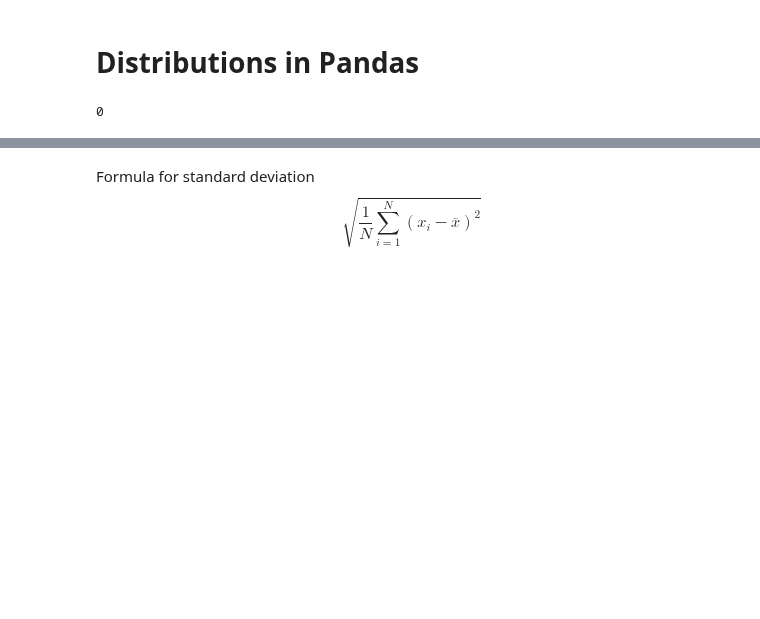
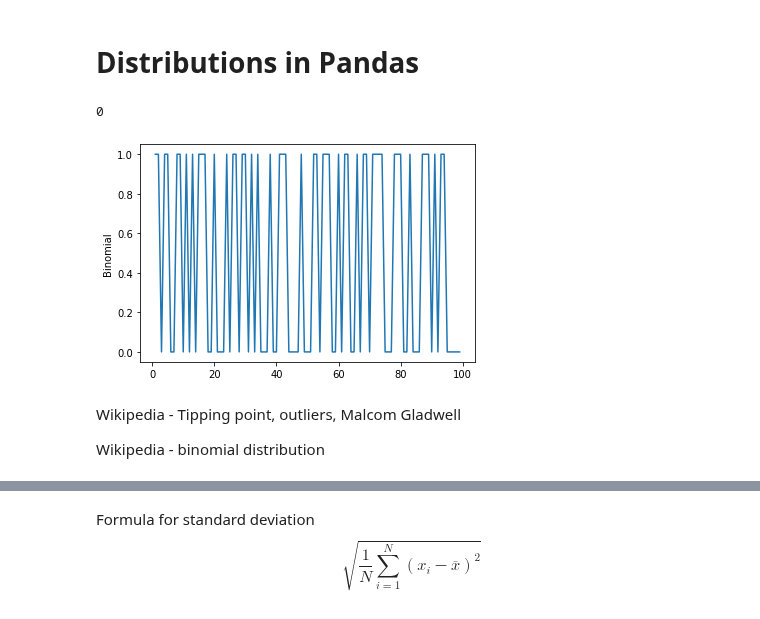
Before and after one commit to aicharya/DSA_Python, a Jupyter notebook: hypothesis_testing.ipynb, the cells around one changed output, grey strips where cells are left out. Saved outputs shown, nothing was run; the diff lists cells and outputs as text; code cells hidden in the pictures; blank space fills up the shorter version.

```diff
--- a/hypothesis_testing.ipynb
+++ b/hypothesis_testing.ipynb
@@ -10,3 +13,19 @@ np.random.binomial(1, 0.5)
+# %%
+x = range(1,100)
+E =[]
+for i in x:
+  E.append(np.random.binomial(1, 0.5))
+
+
+plt.plot(x, E)
+plt.ylabel('Binomial')
+plt.show()
+# %% [output]
+[figure, added]
+# %% [markdown]
+Wikipedia - Tipping point, outliers, Malcom Gladwell
+
+Wikipedia - binomial distribution
 # %%
 np.random.binomial(1000, 0.5)/1000
 # %% [output]
```
Also changed, not shown: parts of 42 cells of this notebook.
